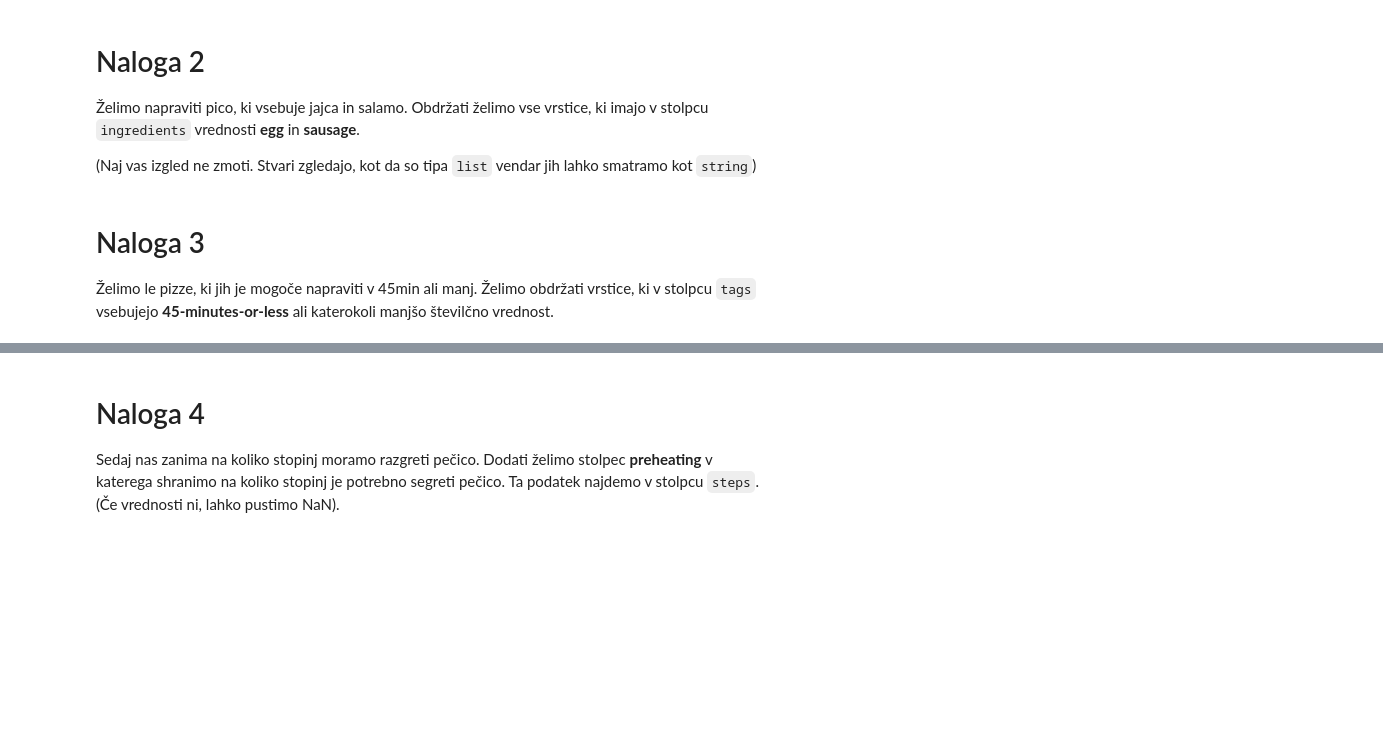
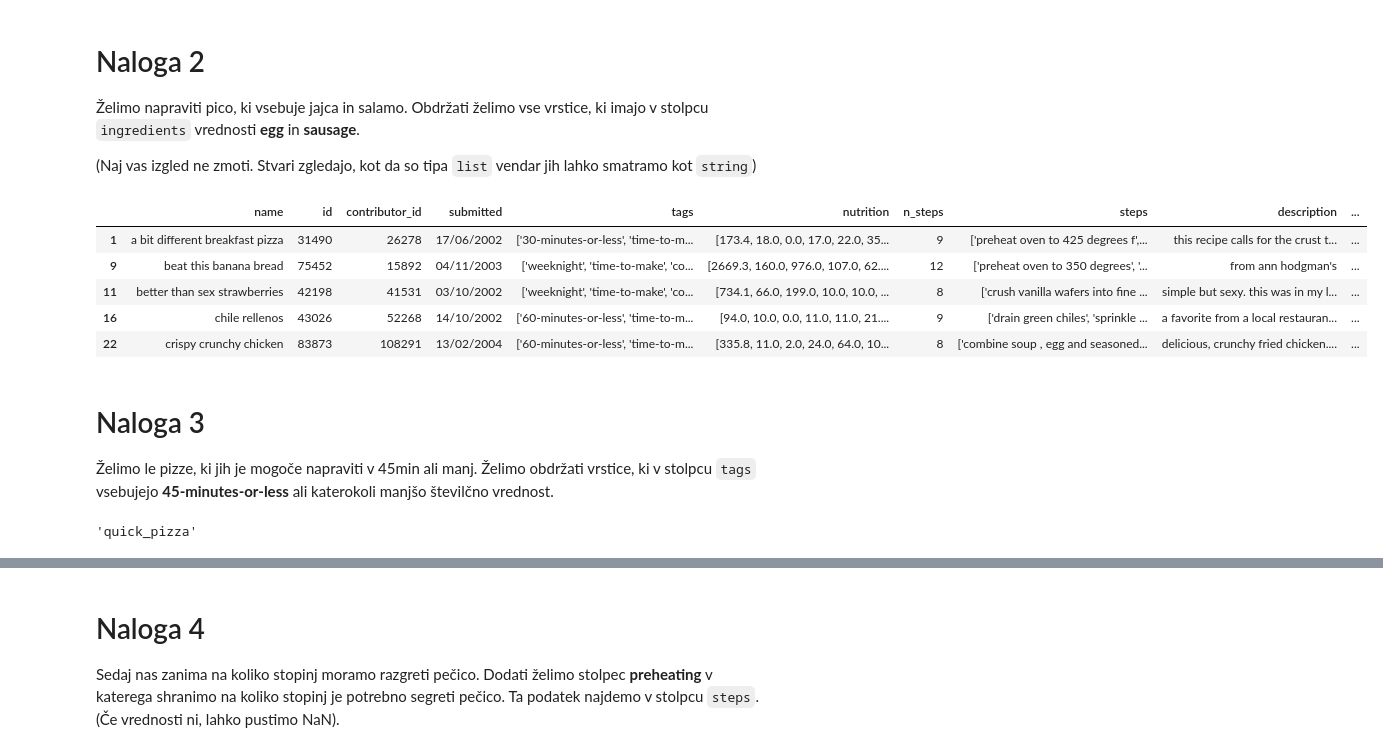
Before and after one commit to evgenursic/python-analitika-2, a Jupyter notebook: Del_03_Pandas_data_cleaning_napredno/03_Data_Cleaning_Napredno_DN.ipynb, the cells around one changed output, grey strips where cells are left out. Drawn from its saved outputs; the diff is of its cells as text; code cells hidden in the pictures; blank space fills up the shorter version.

```diff
--- a/Del_03_Pandas_data_cleaning_napredno/03_Data_Cleaning_Napredno_DN.ipynb
+++ b/Del_03_Pandas_data_cleaning_napredno/03_Data_Cleaning_Napredno_DN.ipynb
@@ -49,5 +71,21 @@ our_ingredients = ["egg", "sausage"]
+# %%
+# Rešitev
+
+recipes[recipes['ingredients'].str.contains(*our_ingredients, na=False)].head()
+# %% [output]
+|  | name | id | contributor_id | submitted | tags | nutrition | n_steps | steps | description | ... |
+| 1 | a bit different breakfast pizza | 31490 | 26278 | 17/06/2002 | ['30-minutes-or-less', 'time-to-m... | [173.4, 18.0, 0.0, 17.0, 22.0, 35... | 9 | ['preheat oven to 425 degrees f',... | this recipe calls for the crust t... | ... |
+| 9 | beat this banana bread | 75452 | 15892 | 04/11/2003 | ['weeknight', 'time-to-make', 'co... | [2669.3, 160.0, 976.0, 107.0, 62.... | 12 | ['preheat oven to 350 degrees', '... | from ann hodgman's | ... |
+| 11 | better than sex strawberries | 42198 | 41531 | 03/10/2002 | ['weeknight', 'time-to-make', 'co... | [734.1, 66.0, 199.0, 10.0, 10.0, ... | 8 | ['crush vanilla wafers into fine ... | simple but sexy. this was in my l... | ... |
+| 16 | chile rellenos | 43026 | 52268 | 14/10/2002 | ['60-minutes-or-less', 'time-to-m... | [94.0, 10.0, 0.0, 11.0, 11.0, 21.... | 9 | ['drain green chiles', 'sprinkle ... | a favorite from a local restauran... | ... |
+| 22 | crispy crunchy chicken | 83873 | 108291 | 13/02/2004 | ['60-minutes-or-less', 'time-to-m... | [335.8, 11.0, 2.0, 24.0, 64.0, 10... | 8 | ['combine soup , egg and seasoned... | delicious, crunchy fried chicken.... | ... |
 # %% [markdown]
 # Naloga 3
 
 Želimo le pizze, ki jih je mogoče napraviti v 45min ali manj.
 Želimo obdržati vrstice, ki v stolpcu `tags` vsebujejo **45-minutes-or-less** ali katerokoli manjšo številčno vrednost.
+# %%
+s = recipes.loc[recipes['tags'].str.contains('30-minutes-or-less'), 'tags_2'] = 'quick_pizza'
+s
+# %% [output]
+'quick_pizza'
```
Also changed, not shown: parts of 8 cells of this notebook, 1 other file.
